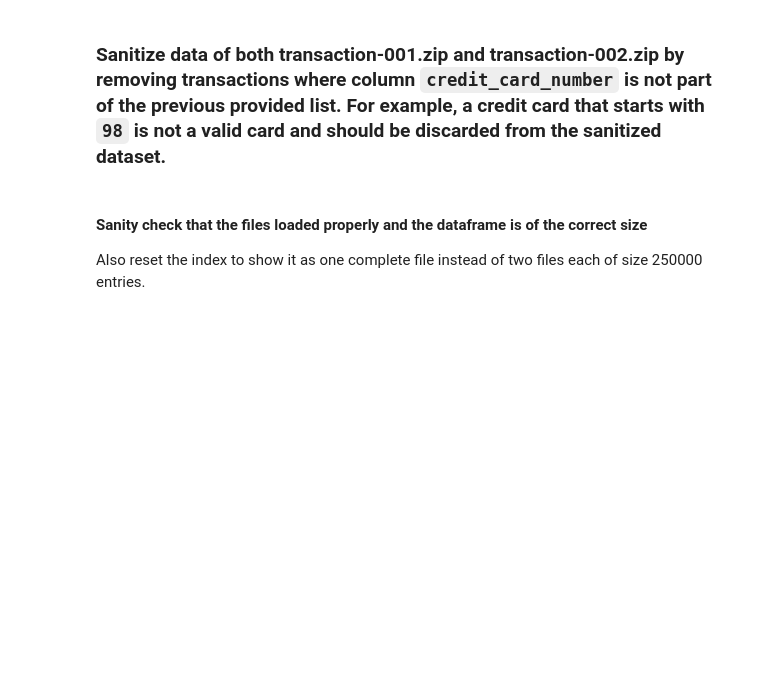
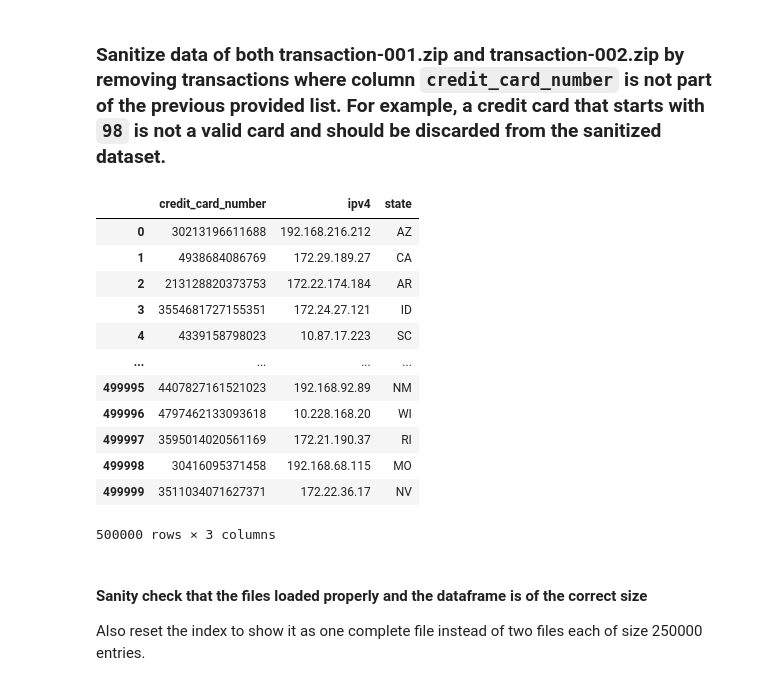
Before and after one commit to sarahkaunitz/code_challenge, a Jupyter notebook: Deloitte_AI_Coding_Challenge_nb.ipynb, the cells around one changed output. Cells and saved outputs as stored; diff of their text form; code cells hidden in the pictures; blank space fills up the shorter version.

```diff
--- a/Deloitte_AI_Coding_Challenge_nb.ipynb
+++ b/Deloitte_AI_Coding_Challenge_nb.ipynb
@@ -127,3 +108,26 @@ transaction_files = load_transaction_files(all_transaction_files)
+# %%
+def load_transaction_files(file1, file2):
+    df1 = pd.read_csv(file1)
+    df2 = pd.read_csv(file2)
+    transaction_files = df1.append(df2)
+    transaction_files = transaction_files.reset_index(drop=True)
+    return transaction_files
+transaction_files = load_transaction_files(transaction001, transaction002)
+transaction_files
+# %% [output]
+|  | credit_card_number | ipv4 | state |
+| 0 | 30213196611688 | 192.168.216.212 | AZ |
+| 1 | 4938684086769 | 172.29.189.27 | CA |
+| 2 | 213128820373753 | 172.22.174.184 | AR |
+| 3 | 3554681727155351 | 172.24.27.121 | ID |
+| 4 | 4339158798023 | 10.87.17.223 | SC |
+| ... | ... | ... | ... |
+| 499995 | 4407827161521023 | 192.168.92.89 | NM |
+| 499996 | 4797462133093618 | 10.228.168.20 | WI |
+| 499997 | 3595014020561169 | 172.21.190.37 | RI |
+| 499998 | 30416095371458 | 192.168.68.115 | MO |
+| 499999 | 3511034071627371 | 172.22.36.17 | NV |
+500000 rows × 3 columns
 # %% [markdown]
 #### Sanity check that the files loaded properly and the dataframe is of the correct size
 Also reset the index to show it as one complete file instead of two files each of size 250000 entries.
```
Also changed, not shown: parts of 18 cells of this notebook, 5 other files.
